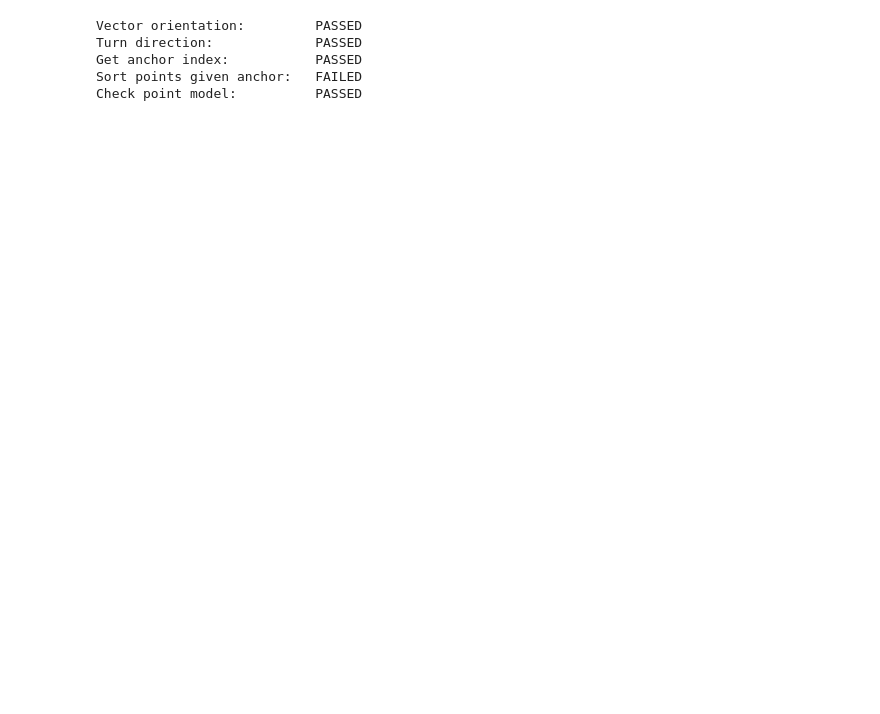
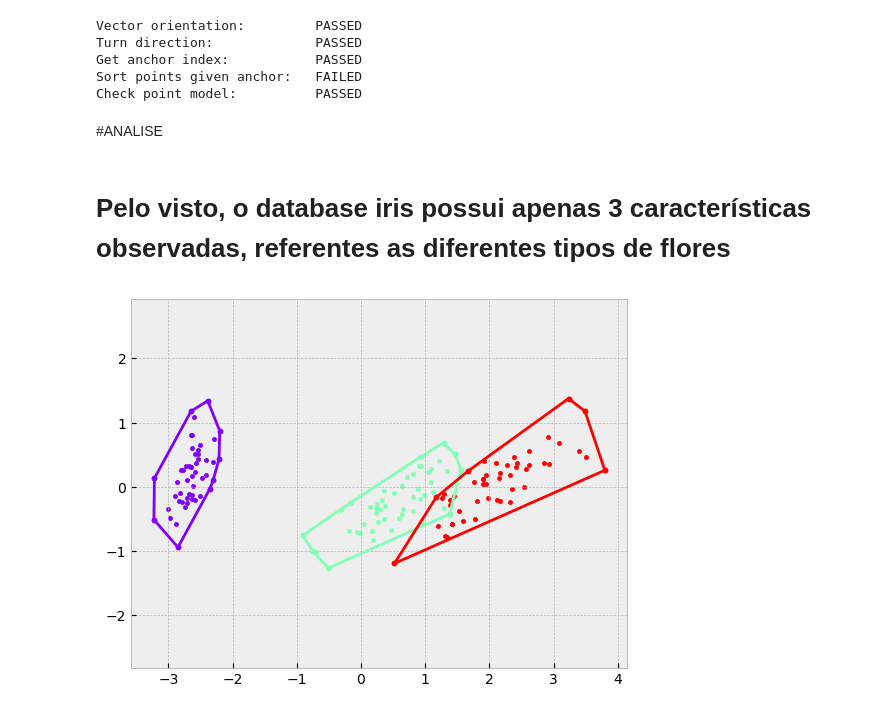
Before and after one commit to probablygab/2d-linear-classifier, a Jupyter notebook: tp1_alg2.ipynb, the cells around one changed output. Cells and saved outputs as stored; diff of their text form; code cells hidden in the pictures; blank space fills up the shorter version.

```diff
--- a/tp1_alg2.ipynb
+++ b/tp1_alg2.ipynb
@@ -1083,3 +1006,47 @@ Turn direction:             PASSED
 Get anchor index:           PASSED
 Sort points given anchor:   FAILED
 Check point model:          PASSED
+# %% [markdown]
+#ANALISE
+# %%
+#function to auxiliate plot
+
+#receives target from the databse (that means, the categories)
+def plotConvexHullDatabases(databaseTarget, databaseAfterPCA):
+    separateData = {}
+
+    for t in databaseTarget:
+        separateData[str(t)] = []
+
+    for i in range(databaseAfterPCA.shape[0]):
+        oldValue = separateData[str(databaseTarget[i])]
+
+        oldValue.append(databaseAfterPCA[i])
+        separateData[str(databaseTarget[i])] = oldValue
+
+    color = iter(plt.cm.rainbow(np.linspace(0, 1, len(separateData))))
+
+    for k, v in separateData.items():
+        hullSeg, hullPoints = grahamScan(v)
+
+        plotConvexHull(v, hullSeg, marker='.', color=next(color))
+    return
+# %% [markdown]
+# Pelo visto, o database iris possui apenas 3 características observadas, referentes as diferentes tipos de flores
+# %%
+# Dataset test
+
+iris = skdataset.load_iris()
+X_iris, Y_iris = iris.data, iris.target
+
+pca = PCA(n_components=2)
+
+pca.fit(X_iris)
+
+iris_new = pca.transform(X_iris)
+
+
+# plot data below
+plotConvexHullDatabases(iris.target, iris_new)
+# %% [output]
+[figure, added]
```
Also changed, not shown: parts of 9 cells of this notebook.
